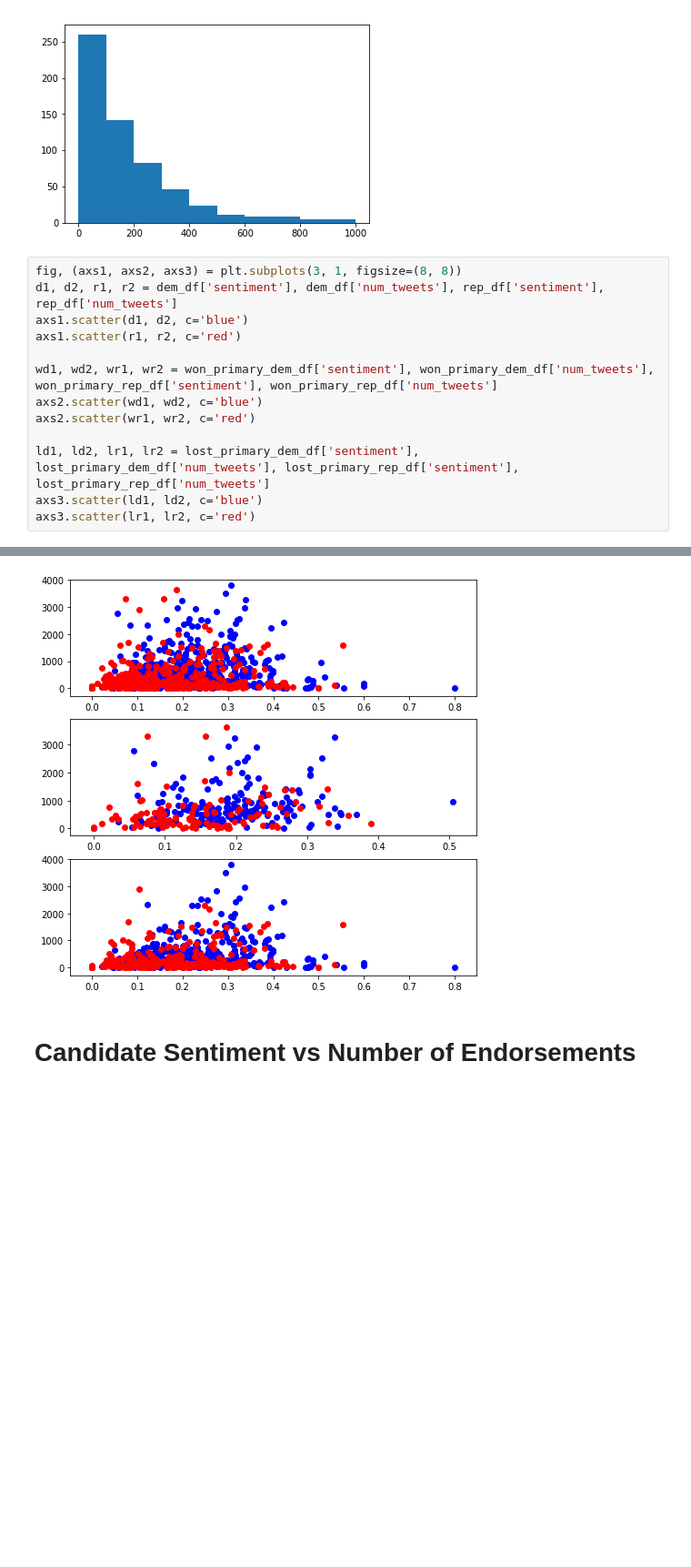
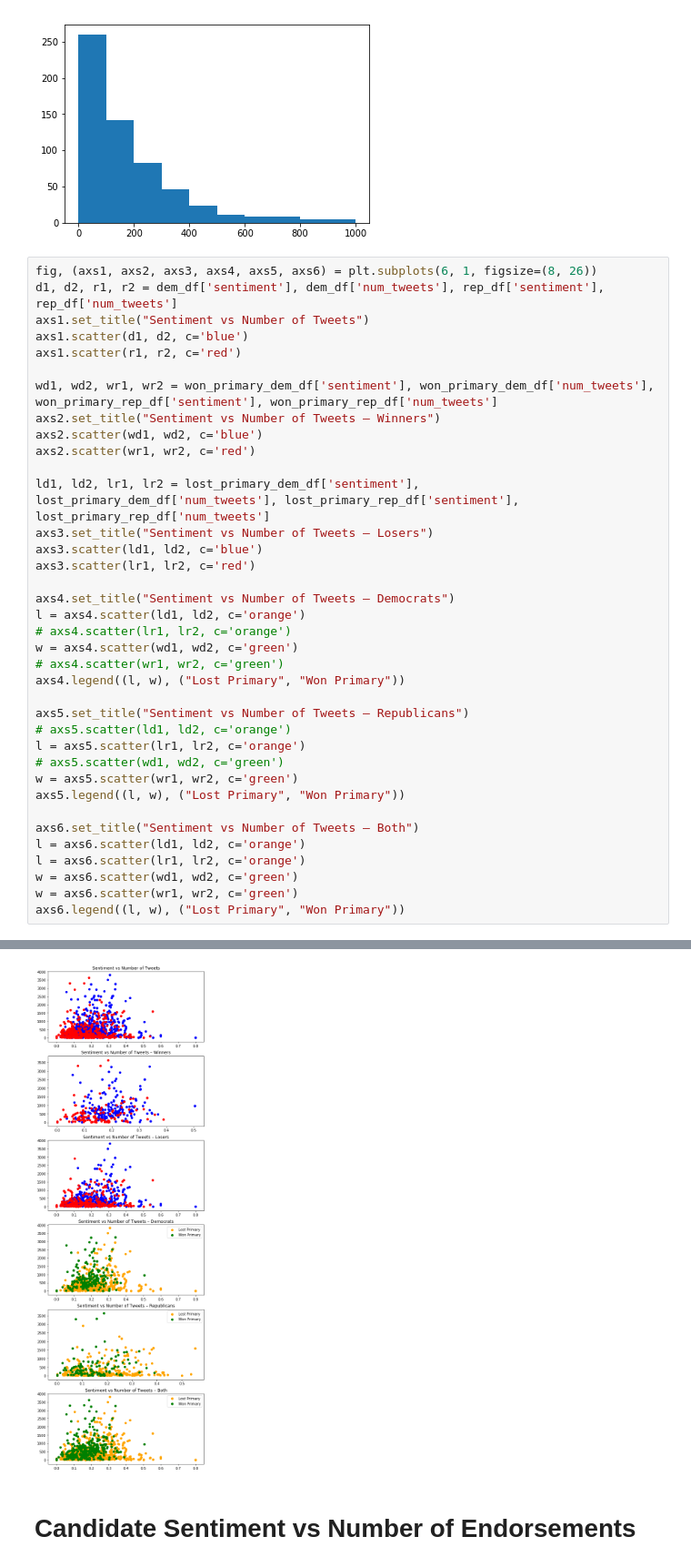
Before and after one commit to charles-tan/POCA, a Jupyter notebook: notebooks/sentiment_result_analysis.ipynb, the cells around one changed output, grey strips where cells are left out. Shown at 91% size. Drawn from its saved outputs; the diff is of its cells as text; blank space fills up the shorter version.

Commit message:
WIP making nice graphs

```diff
--- a/notebooks/sentiment_result_analysis.ipynb
+++ b/notebooks/sentiment_result_analysis.ipynb
@@ -383,16 +383,40 @@ axs.hist(dem_df[dem_df['count_neutral'] < 1000].count_neutral)
  <a list of 10 Patch objects>)
 [figure]
 # %%
-fig, (axs1, axs2, axs3) = plt.subplots(3, 1, figsize=(8, 8))
+fig, (axs1, axs2, axs3, axs4, axs5, axs6) = plt.subplots(6, 1, figsize=(8, 26))
 d1, d2, r1, r2 = dem_df['sentiment'], dem_df['num_tweets'], rep_df['sentiment'], rep_df['num_tweets']
+axs1.set_title("Sentiment vs Number of Tweets")
 axs1.scatter(d1, d2, c='blue')
 axs1.scatter(r1, r2, c='red')
 
 wd1, wd2, wr1, wr2 = won_primary_dem_df['sentiment'], won_primary_dem_df['num_tweets'], won_primary_rep_df['sentiment'], won_primary_rep_df['num_tweets']
+axs2.set_title("Sentiment vs Number of Tweets – Winners")
 axs2.scatter(wd1, wd2, c='blue')
 axs2.scatter(wr1, wr2, c='red')
 
 ld1, ld2, lr1, lr2 = lost_primary_dem_df['sentiment'], lost_primary_dem_df['num_tweets'], lost_primary_rep_df['sentiment'], lost_primary_rep_df['num_tweets']
+axs3.set_title("Sentiment vs Number of Tweets – Losers")
 axs3.scatter(ld1, ld2, c='blue')
 axs3.scatter(lr1, lr2, c='red')
+
+axs4.set_title("Sentiment vs Number of Tweets – Democrats")
+l = axs4.scatter(ld1, ld2, c='orange')
+# axs4.scatter(lr1, lr2, c='orange')
+w = axs4.scatter(wd1, wd2, c='green')
+# axs4.scatter(wr1, wr2, c='green')
+axs4.legend((l, w), ("Lost Primary", "Won Primary"))
+
+axs5.set_title("Sentiment vs Number of Tweets – Republicans")
+# axs5.scatter(ld1, ld2, c='orange')
+l = axs5.scatter(lr1, lr2, c='orange')
+# axs5.scatter(wd1, wd2, c='green')
+w = axs5.scatter(wr1, wr2, c='green')
+axs5.legend((l, w), ("Lost Primary", "Won Primary"))
+
+axs6.set_title("Sentiment vs Number of Tweets – Both")
+l = axs6.scatter(ld1, ld2, c='orange')
+l = axs6.scatter(lr1, lr2, c='orange')
+w = axs6.scatter(wd1, wd2, c='green')
+w = axs6.scatter(wr1, wr2, c='green')
+axs6.legend((l, w), ("Lost Primary", "Won Primary"))
 # %% [output]
@@ -400,4 +424,4 @@ axs3.scatter(lr1, lr2, c='red')
-[figure, old version]
+[figure, new version]
 # %% [markdown]
 # Candidate Sentiment vs Number of Endorsements
 # %%
```
Also changed, not shown: parts of 3 cells of this notebook, 2 other files.
